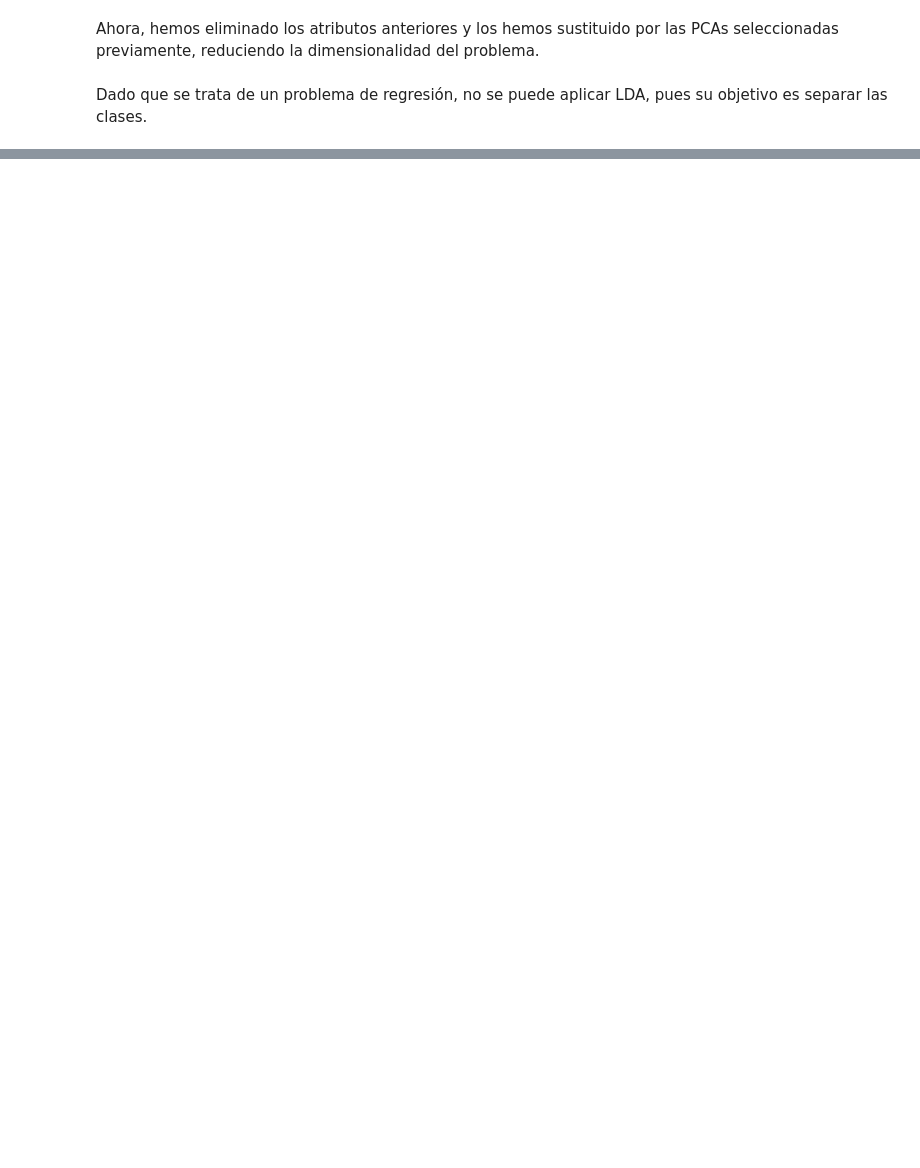
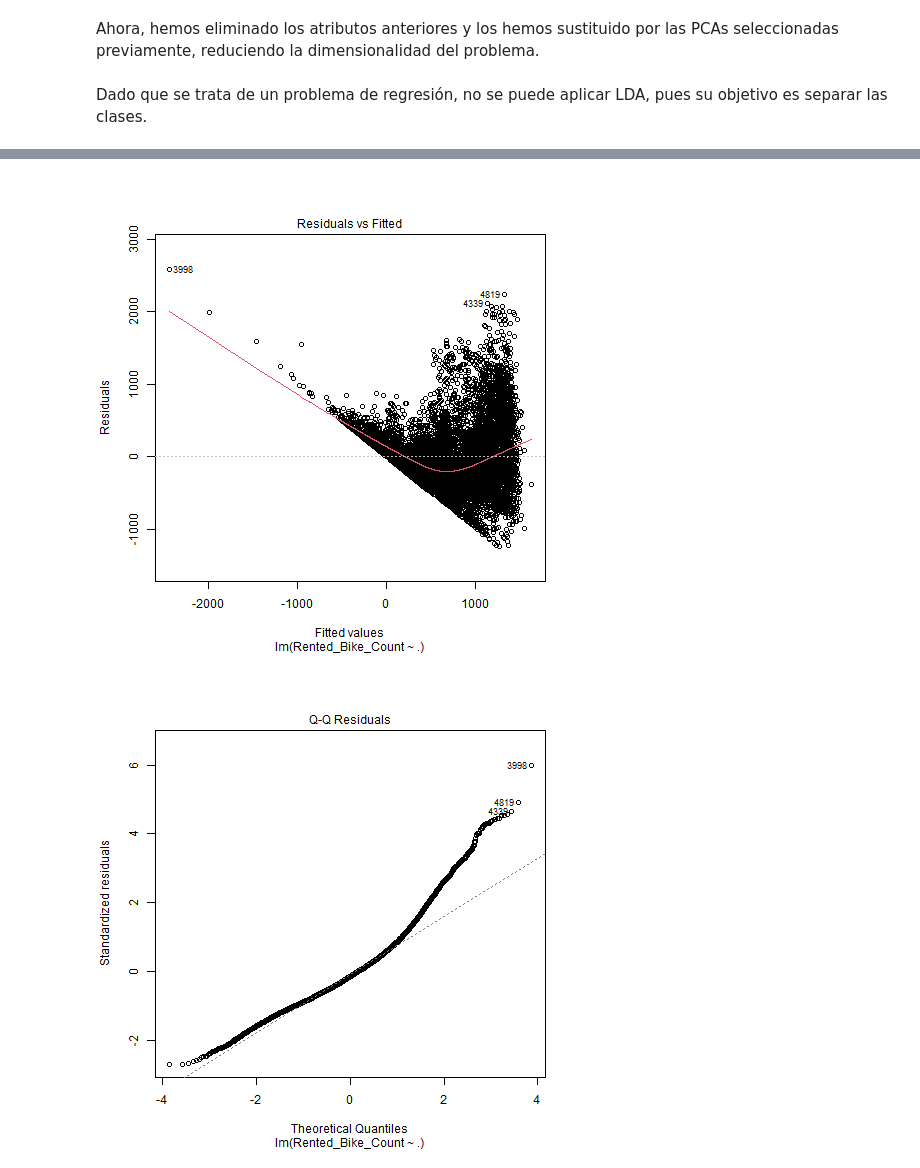
Before and after one commit to Arturo-Hernanz-CM/analisis_datos_modelo_regresion_bicicletas_seul, a Jupyter notebook: modelo_regresion.ipynb, the cells around one changed output, grey strips where cells are left out. Saved outputs shown, nothing was run; the diff lists cells and outputs as text; code cells hidden in the pictures; blank space fills up the shorter version.

Commit message:
empiezo modelos

```diff
--- a/modelo_regresion.ipynb
+++ b/modelo_regresion.ipynb
@@ -597,6 +578,14 @@ Proportion of Variance 0.02286
 Cumulative Proportion  1.00000
 # %% [markdown]
 Como podemos ver, a partir de 5 PCAs la varianza explicada es buena (>80%), sin embargo, se puede considerar que el mejor resultado es de 6 (~90%), ya que reduce la dimensionalidad sin perder apenas explicación.
+# %%
+%%R
+pca_features <- as.data.frame(res.pca$x[, 1:5])
+colnames(pca_features) <- paste0("PC", 1:5)
+dfMedidas <- cbind(dfMedidas, pca_features)
+
+dfMedidas <- dfMedidas[, !names(dfMedidas) %in% c("Hour", "Humidity", "Wind_speed", "Visibility", "Solar_Radiation",
+               "Rainfall", "Snowfall", "temperature_index")]
 # %%
 %%R
 head(dfMedidas)
@@ -621,0 +616,13 @@ Dado que se trata de un problema de regresión, no se puede aplicar LDA, pues su
+# %%
+%%R
+dfMedidas$Holiday <- ifelse(dfMedidas$Holiday == "Holiday", 1, 0)
+dfMedidas$`Functioning Day` <- ifelse(dfMedidas$`Functioning Day` == "Yes", 1, 0)
+# %%
+%%R
+dfMedidas$Seasons <- factor(dfMedidas$Seasons,
+                     levels = c("Winter", "Spring", "Summer", "Autumn"))
+
+dummies_seasons <- model.matrix(~ Seasons - 1, data = dfMedidas)
+
+dfMedidas <- cbind(dfMedidas, dummies_seasons)
+dfMedidas <- dfMedidas[,!names(dfMedidas) %in% c("Seasons")]
@@ -621,0 +654,4 @@ Dado que se trata de un problema de regresión, no se puede aplicar LDA, pues su
+# %%
+%%R
+fit_lm <- lm(Rented_Bike_Count ~ ., data = dfMedidas)
+summary(fit_lm)
@@ -621,0 +676,6 @@ Dado que se trata de un problema de regresión, no se puede aplicar LDA, pues su
+# %%
+%%R
+plot(fit_lm)
+# %% [output]
+[figure, added]
+[figure, added]
```
Also changed, not shown: parts of 20 cells of this notebook.
